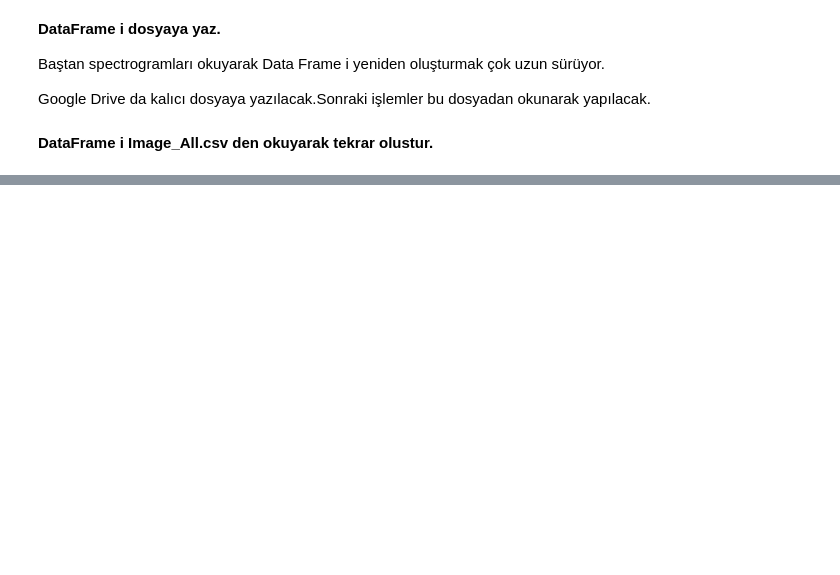
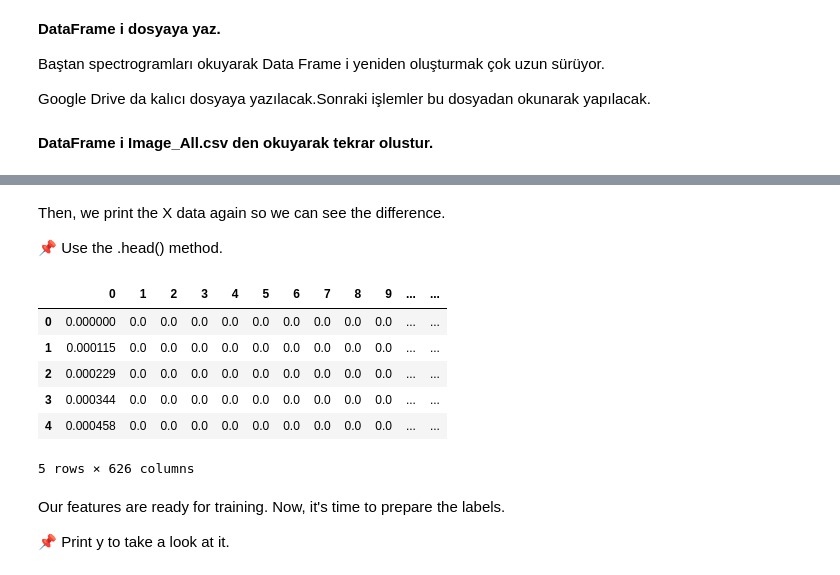
Before and after one commit to gr-uzun/urban-sounds, a Jupyter notebook: Urban_Sounds_On_Isleme.ipynb, the cells around one changed output, grey strips where cells are left out. Cells and saved outputs as stored; diff of their text form; code cells hidden in the pictures; blank space fills up the shorter version.

```diff
--- a/Urban_Sounds_On_Isleme.ipynb
+++ b/Urban_Sounds_On_Isleme.ipynb
@@ -331,0 +336,6 @@ memory usage: 204.8+ KB
+# %%
+# Create the features dataset
+X = df_Image_All.drop('ClassId',axis=1)
+
+# Create the labels dataset
+y = df_Image_All.loc[:,'ClassId']
@@ -331,0 +348,25 @@ memory usage: 204.8+ KB
+# %%
+# Normalize the features dataset and assign it to a variable
+X_scaled = minmax_scale(X)
+
+# Create a DataFrame using the new variable
+X = pd.DataFrame(X_scaled)
+# %% [markdown]
+Then, we print the X data again so we can see the difference.
+
+📌 Use the .head() method.
+# %%
+# Print the newly created DataFrame
+X.head()
+# %% [output]
+|  | 0 | 1 | 2 | 3 | 4 | 5 | 6 | 7 | 8 | 9 | ... | ... |
+| 0 | 0.000000 | 0.0 | 0.0 | 0.0 | 0.0 | 0.0 | 0.0 | 0.0 | 0.0 | 0.0 | ... | ... |
+| 1 | 0.000115 | 0.0 | 0.0 | 0.0 | 0.0 | 0.0 | 0.0 | 0.0 | 0.0 | 0.0 | ... | ... |
+| 2 | 0.000229 | 0.0 | 0.0 | 0.0 | 0.0 | 0.0 | 0.0 | 0.0 | 0.0 | 0.0 | ... | ... |
+| 3 | 0.000344 | 0.0 | 0.0 | 0.0 | 0.0 | 0.0 | 0.0 | 0.0 | 0.0 | 0.0 | ... | ... |
+| 4 | 0.000458 | 0.0 | 0.0 | 0.0 | 0.0 | 0.0 | 0.0 | 0.0 | 0.0 | 0.0 | ... | ... |
+5 rows × 626 columns
+# %% [markdown]
+Our features are ready for training. Now, it's time to prepare the labels.
+
+📌 Print y to take a look at it.
```
Also changed, not shown: parts of 17 cells of this notebook.
